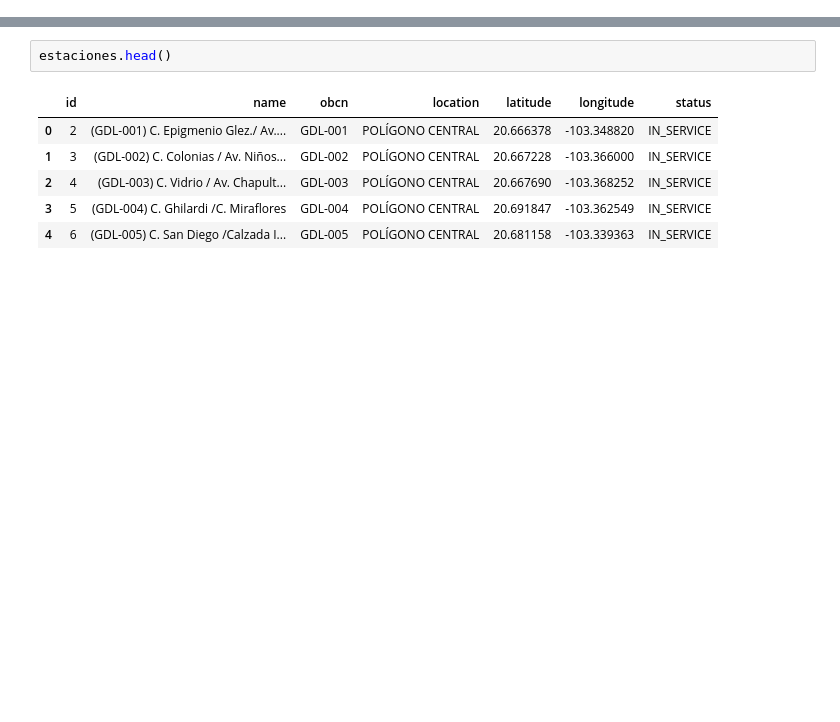
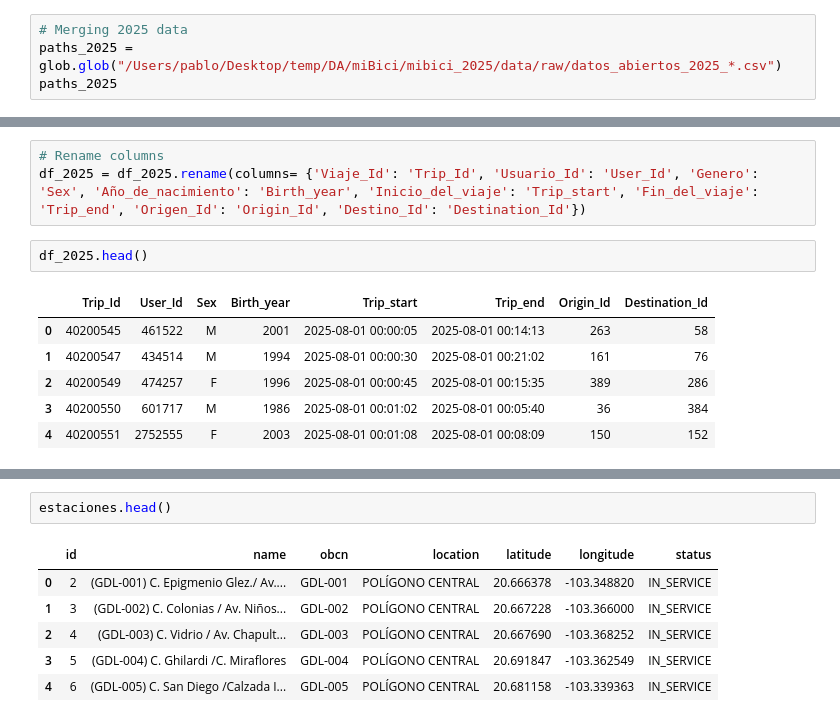
Before and after one commit to latostadorano/mibici_analysis_2014_2025, a Jupyter notebook: notebooks/exploring_data.ipynb, the cells around one changed output, grey strips where cells are left out. Saved outputs shown, nothing was run; the diff lists cells and outputs as text; blank space fills up the shorter version.

Commit message:
clean data

```diff
--- a/notebooks/exploring_data.ipynb
+++ b/notebooks/exploring_data.ipynb
@@ -60,0 +86,4 @@ df_paseos[['Birth_year', 'Age']].describe()
+# %%
+# Merging 2025 data
+paths_2025 = glob.glob("/Users/pablo/Desktop/temp/DA/miBici/mibici_2025/data/raw/datos_abiertos_2025_*.csv")
+paths_2025
@@ -60,0 +115,12 @@ df_paseos[['Birth_year', 'Age']].describe()
+# %%
+# Rename columns
+df_2025 = df_2025.rename(columns= {'Viaje_Id': 'Trip_Id', 'Usuario_Id': 'User_Id', 'Genero': 'Sex', 'Año_de_nacimiento': 'Birth_year', 'Inicio_del_viaje': 'Trip_start', 'Fin_del_viaje': 'Trip_end', 'Origen_Id': 'Origin_Id', 'Destino_Id': 'Destination_Id'})
+# %%
+df_2025.head()
+# %% [output]
+|  | Trip_Id | User_Id | Sex | Birth_year | Trip_start | Trip_end | Origin_Id | Destination_Id |
+| 0 | 40200545 | 461522 | M | 2001 | 2025-08-01 00:00:05 | 2025-08-01 00:14:13 | 263 | 58 |
+| 1 | 40200547 | 434514 | M | 1994 | 2025-08-01 00:00:30 | 2025-08-01 00:21:02 | 161 | 76 |
+| 2 | 40200549 | 474257 | F | 1996 | 2025-08-01 00:00:45 | 2025-08-01 00:15:35 | 389 | 286 |
+| 3 | 40200550 | 601717 | M | 1986 | 2025-08-01 00:01:02 | 2025-08-01 00:05:40 | 36 | 384 |
+| 4 | 40200551 | 2752555 | F | 2003 | 2025-08-01 00:01:08 | 2025-08-01 00:08:09 | 150 | 152 |
```
Also changed, not shown: parts of 36 cells of this notebook, 1 other file.
